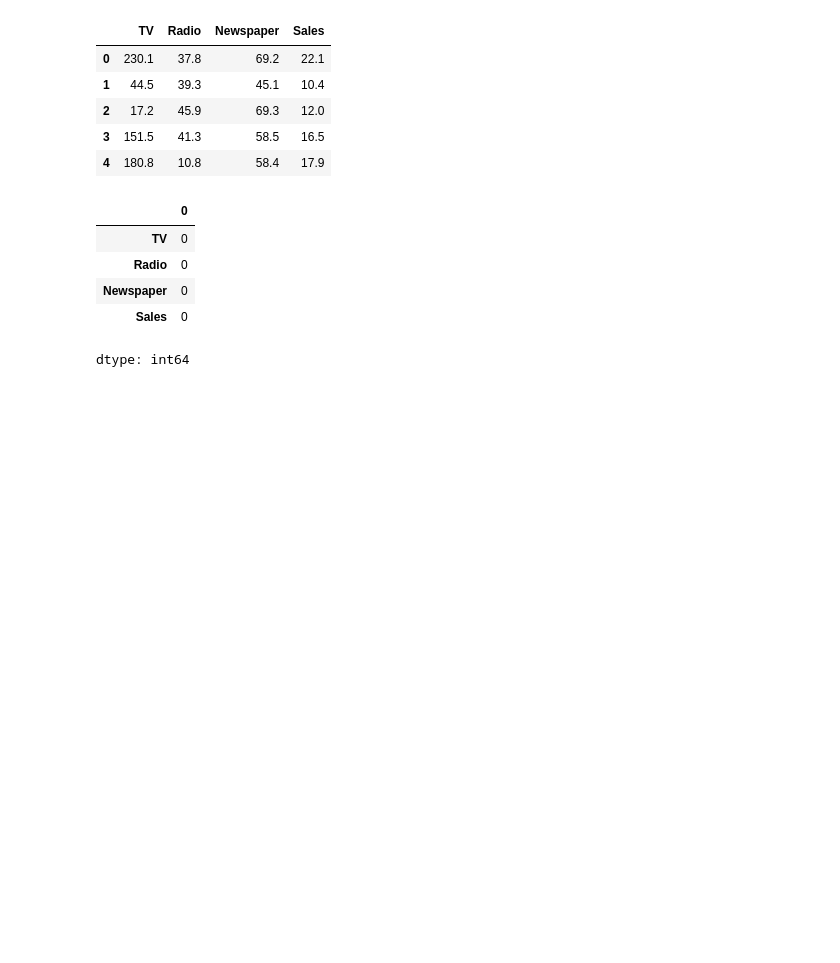
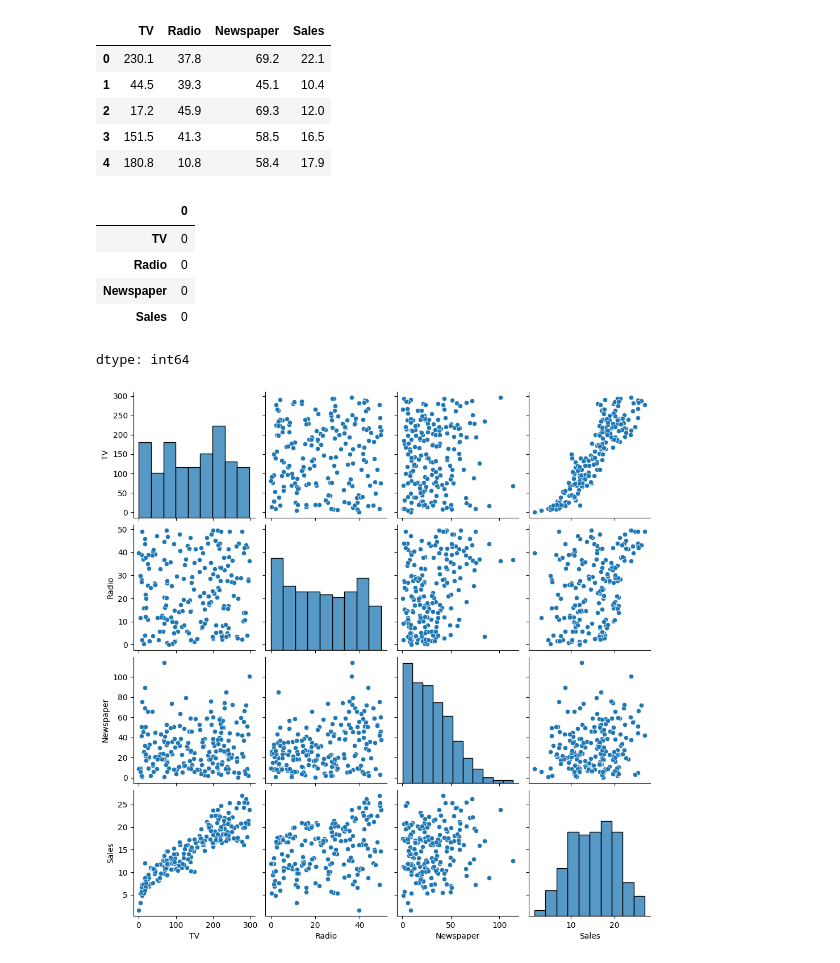
Before and after one commit to szeeshanZ123/CODSOFT, a Jupyter notebook: Sales.ipynb, the cells around one changed output. Saved outputs shown, nothing was run; the diff lists cells and outputs as text; code cells hidden in the pictures; blank space fills up the shorter version.

```diff
--- a/Sales.ipynb
+++ b/Sales.ipynb
@@ -24,3 +24,8 @@ df.isnull().sum()
 | Newspaper | 0 |
 | Sales | 0 |
 dtype: int64
+# %%
+sns.pairplot(df)
+plt.show()
+# %% [output]
+[figure, added]
```
Also changed, not shown: parts of 6 cells of this notebook.
